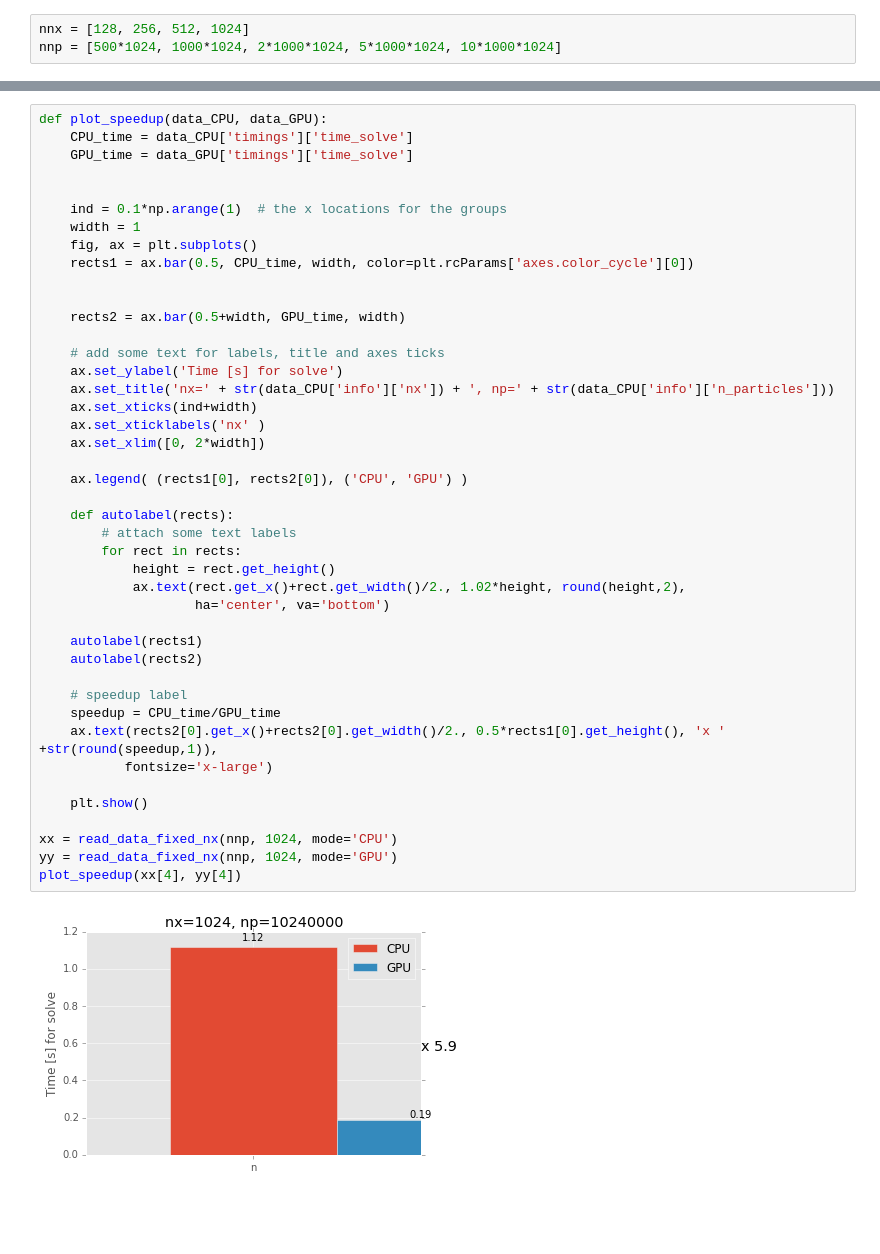
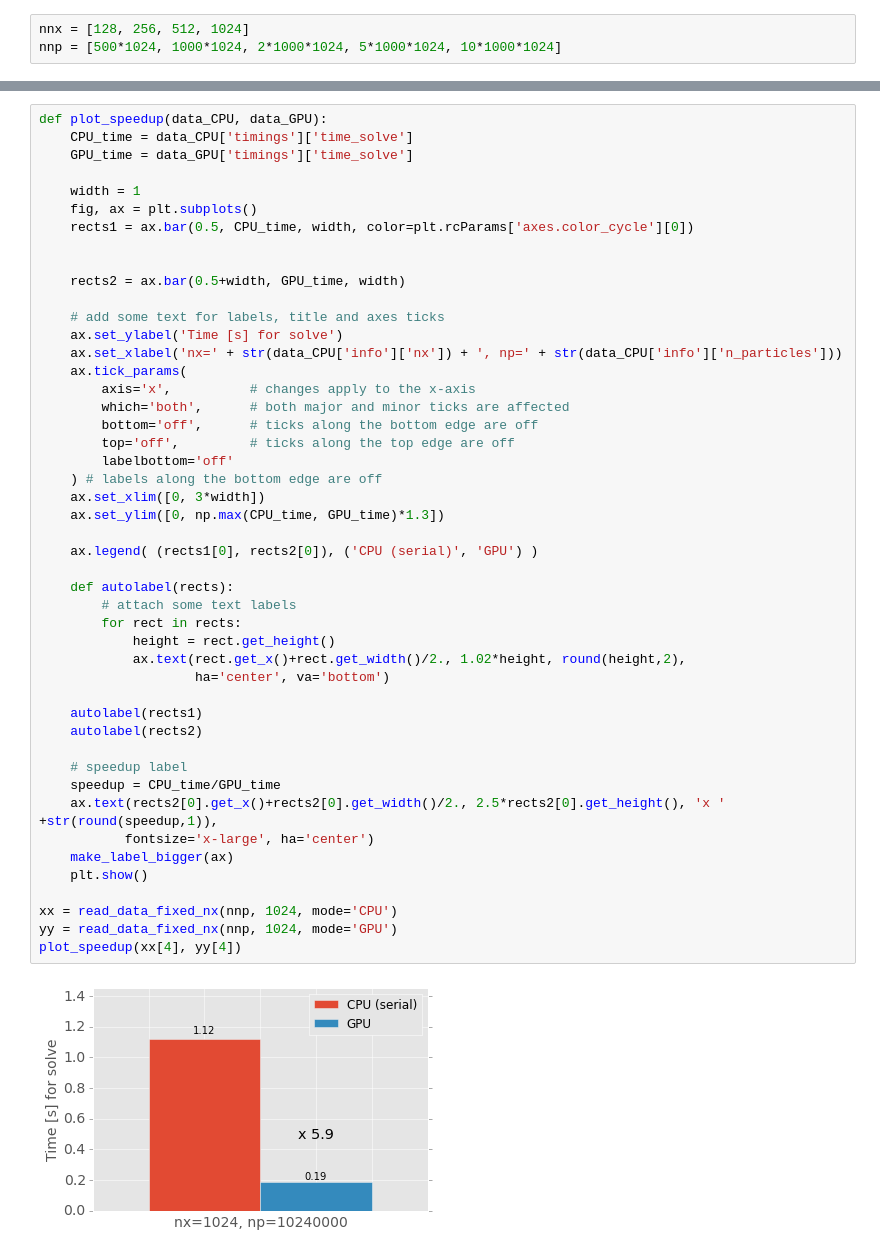
Before and after one commit to PyCOMPLETE/PyPIC, a Jupyter notebook: data/Analyze_Timings.ipynb, the cells around one changed output, grey strips where cells are left out. Saved outputs shown, nothing was run; the diff lists cells and outputs as text; blank space fills up the shorter version.

Commit message:
Nicer Plots - Labels, axis, ...

```diff
--- a/data/Analyze_Timings.ipynb
+++ b/data/Analyze_Timings.ipynb
@@ -315,44 +300,48 @@ def plot_speedup(data_CPU, data_GPU):
     CPU_time = data_CPU['timings']['time_solve']
     GPU_time = data_GPU['timings']['time_solve']
 
-
-    ind = 0.1*np.arange(1)  # the x locations for the groups
     width = 1
     fig, ax = plt.subplots()
     rects1 = ax.bar(0.5, CPU_time, width, color=plt.rcParams['axes.color_cycle'][0])
 
 
     rects2 = ax.bar(0.5+width, GPU_time, width)
 
     # add some text for labels, title and axes ticks
     ax.set_ylabel('Time [s] for solve')
-    ax.set_title('nx=' + str(data_CPU['info']['nx']) + ', np=' + str(data_CPU['info']['n_particles']))
-    ax.set_xticks(ind+width)
-    ax.set_xticklabels('nx' )
-    ax.set_xlim([0, 2*width])
+    ax.set_xlabel('nx=' + str(data_CPU['info']['nx']) + ', np=' + str(data_CPU['info']['n_particles']))
+    ax.tick_params(
+        axis='x',          # changes apply to the x-axis
+        which='both',      # both major and minor ticks are affected
+        bottom='off',      # ticks along the bottom edge are off
+        top='off',         # ticks along the top edge are off
+        labelbottom='off'
+    ) # labels along the bottom edge are off
+    ax.set_xlim([0, 3*width])
+    ax.set_ylim([0, np.max(CPU_time, GPU_time)*1.3])
 
-    ax.legend( (rects1[0], rects2[0]), ('CPU', 'GPU') )
+    ax.legend( (rects1[0], rects2[0]), ('CPU (serial)', 'GPU') )
 
     def autolabel(rects):
         # attach some text labels
         for rect in rects:
             height = rect.get_height()
             ax.text(rect.get_x()+rect.get_width()/2., 1.02*height, round(height,2),
                     ha='center', va='bottom')
 
     autolabel(rects1)
     autolabel(rects2)
 
     # speedup label
     speedup = CPU_time/GPU_time
-    ax.text(rects2[0].get_x()+rects2[0].get_width()/2., 0.5*rects1[0].get_height(), 'x ' +str(round(speedup,1)),
-           fontsize='x-large')
-
+    ax.text(rects2[0].get_x()+rects2[0].get_width()/2., 2.5*rects2[0].get_height(), 'x ' +str(round(speedup,1)),
+           fontsize='x-large', ha='center')
+    make_label_bigger(ax)
     plt.show()
 
 xx = read_data_fixed_nx(nnp, 1024, mode='CPU')
 yy = read_data_fixed_nx(nnp, 1024, mode='GPU')
 plot_speedup(xx[4], yy[4])
 # %% [output]
-[figure, old version]
+[figure, new version]
 # %%
```
Also changed, not shown: parts of 7 cells of this notebook.
